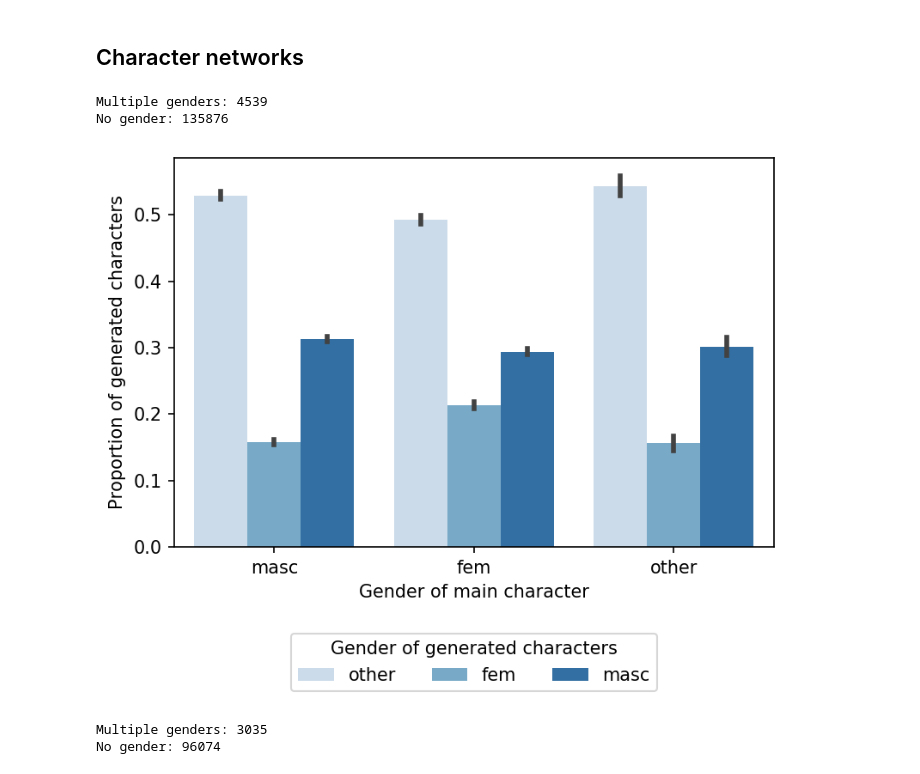
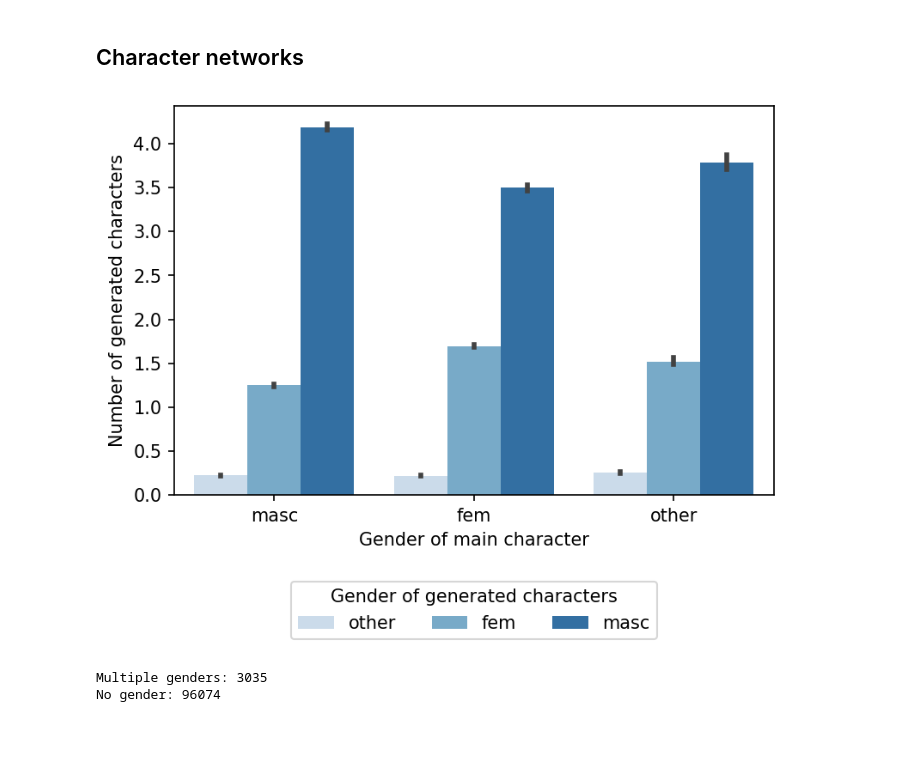
Before and after one commit to lucy3/gpt3_gender, a Jupyter notebook: code/character_viz.ipynb, the cells around one changed output. Saved outputs shown, nothing was run; the diff lists cells and outputs as text; code cells hidden in the pictures; blank space fills up the shorter version.

Commit message:
gender unknown decreased

```diff
--- a/code/character_viz.ipynb
+++ b/code/character_viz.ipynb
@@ -159,16 +114,14 @@ def get_char_network(char_neighbor_path, outpath):
     return d
 # %%
-d = get_char_network(LOGS + 'char_neighbors_0.9/', LOGS + 'main_char_gender_0.9/')
+d = get_char_network(LOGS + 'char_gender_0.9/')
 plt.figure(dpi=150)
 sns.barplot(x="main_gender", y="frac", palette="Blues", hue="neighbor_gender", data=d, order=["masc", "fem", "other"])
 plt.legend(title="Gender of generated characters", loc='upper center', bbox_to_anchor=(0.5, -0.2), ncol=3)
 plt.xlabel("Gender of main character")
-plt.ylabel("Proportion of generated characters")
+plt.ylabel("Number of generated characters")
 plt.show()
 # %% [output]
-Multiple genders: 4539
-No gender: 135876
-[figure, old version]
+[figure, new version]
 # %%
 d = get_char_network(LOGS + 'orig_char_neighbors/', LOGS + 'orig_main_char_gender/')
 plt.figure(dpi=150)
```
Also changed, not shown: parts of 3 cells of this notebook.
